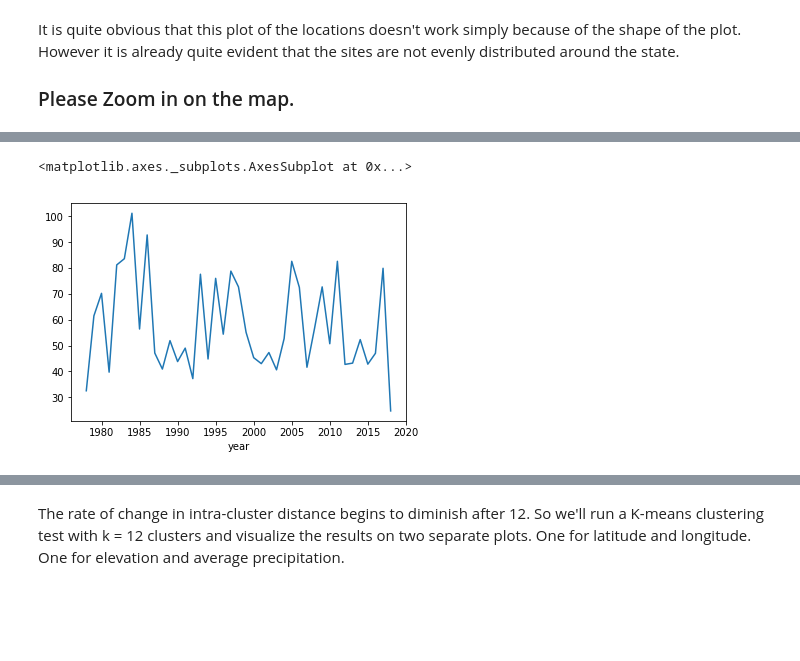
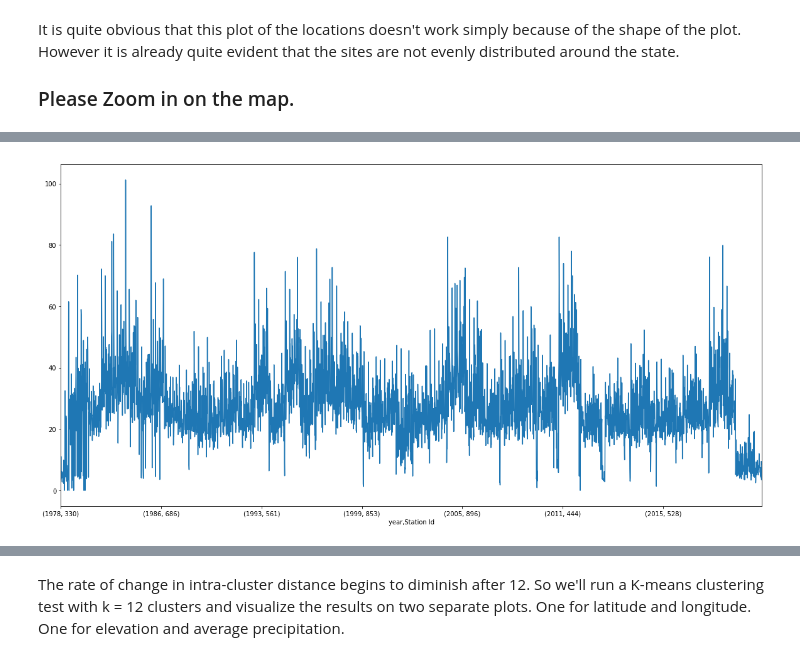
Before and after one commit to TravDraper/DS-Project, a Jupyter notebook: Snotel data project.ipynb, the cells around one changed output, grey strips where cells are left out. Cells and saved outputs as stored; diff of their text form; code cells hidden in the pictures; blank space fills up the shorter version.

```diff
--- a/Snotel data project.ipynb
+++ b/Snotel data project.ipynb
@@ -595,10 +583,10 @@ snowfall.to_csv('full dataset.csv')
 # %%
-yeargroups = snowfall.groupby('year')
+yeargroups = snowfall.groupby(['year','Station Id'])
 yearAcc = yeargroups['Precipitation Accumulation (in) Start of Month Values'].max()
-yearAcc.plot()
+yearAcc.plot(figsize=(20,10))
+plt.show()
 # %% [output]
-<matplotlib.axes._subplots.AxesSubplot at 0x...>
-[figure, old version]
+[figure, new version]
 # %%
 siteSet = snowfall.groupby('Station Id')
 sitePrecip = siteSet['Precipitation Increment (in)'].mean()
```
Also changed, not shown: parts of 13 cells of this notebook.
